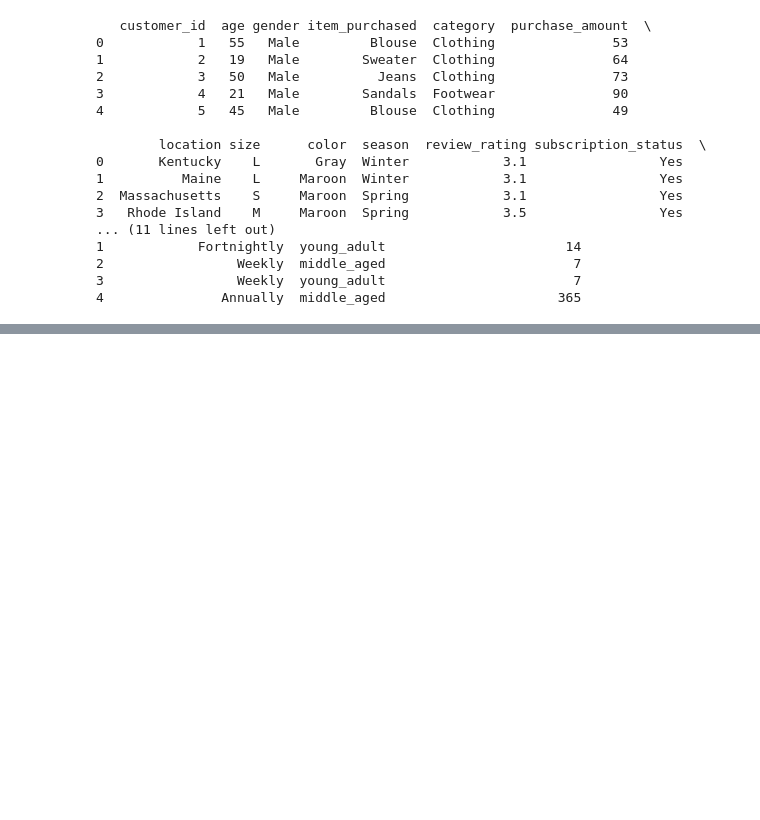
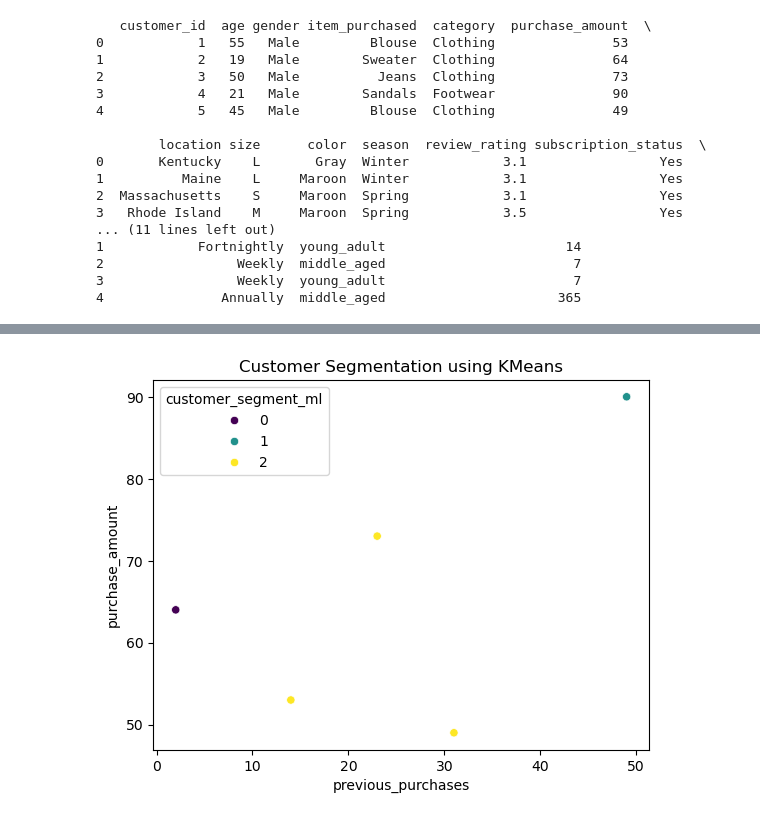
Before and after one commit to praveen819/Customer-Behavior-Data-Analysis, a Jupyter notebook: CUSTOMER_SHOPPING_BEHAVIOR_ANALYSYS .ipynb, the cells around one changed output, grey strips where cells are left out. Cells and saved outputs as stored; diff of their text form; code cells hidden in the pictures; blank space fills up the shorter version.

```diff
--- a/CUSTOMER_SHOPPING_BEHAVIOR_ANALYSYS .ipynb
+++ b/CUSTOMER_SHOPPING_BEHAVIOR_ANALYSYS .ipynb
@@ -212,0 +236,12 @@ print(df.head())
+# %%
+#ML-Based Customer Segmentation
+from sklearn.cluster import KMeans
+X = df[['purchase_amount', 'previous_purchases']]
+kmeans = KMeans(n_clusters=3, random_state=42)
+df['customer_segment_ml'] = kmeans.fit_predict(X)
+sns.scatterplot(x='previous_purchases', y='purchase_amount',
+                hue='customer_segment_ml', palette='viridis', data=df)
+plt.title('Customer Segmentation using KMeans')
+plt.show()
+# %% [output]
+[figure, added]
```
Also changed, not shown: parts of 4 cells of this notebook.
